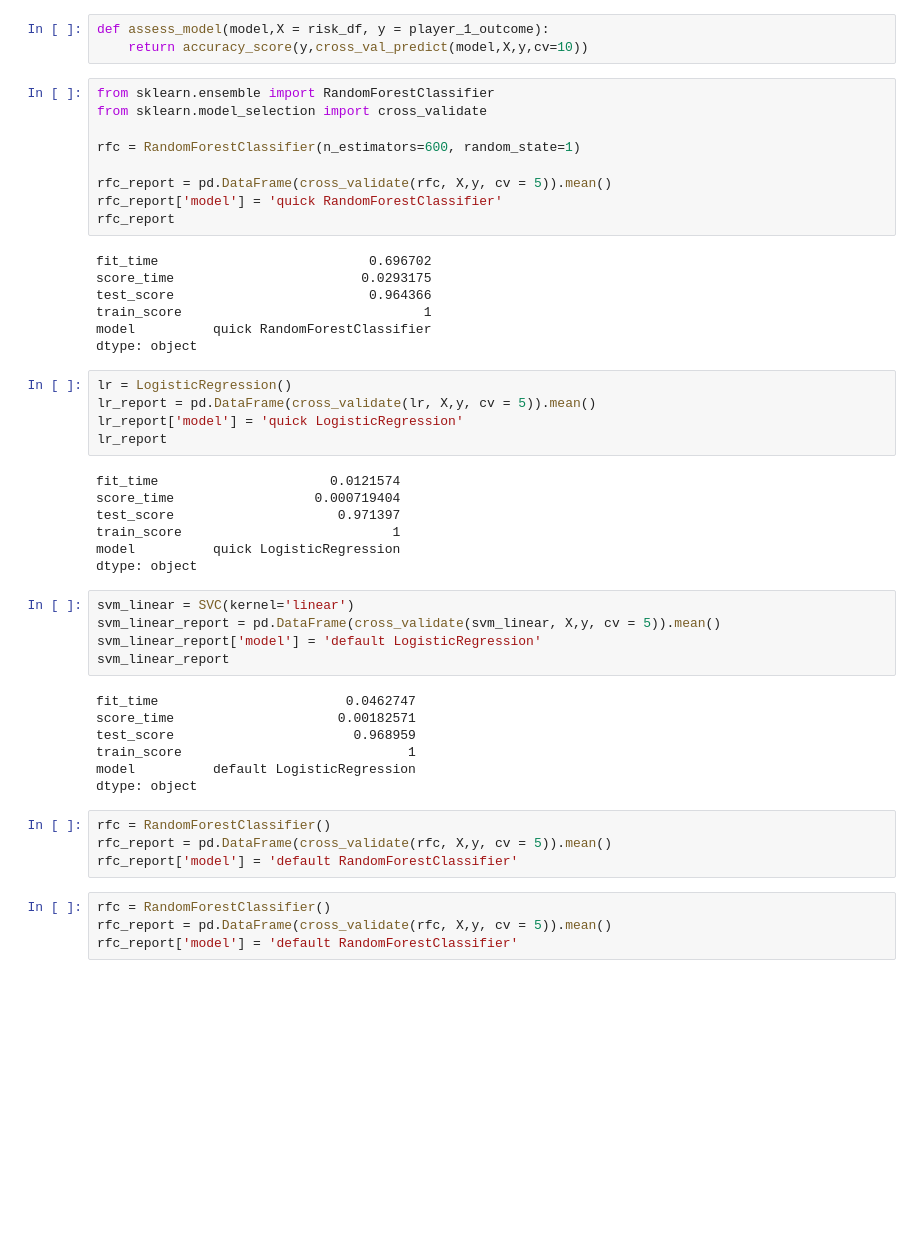
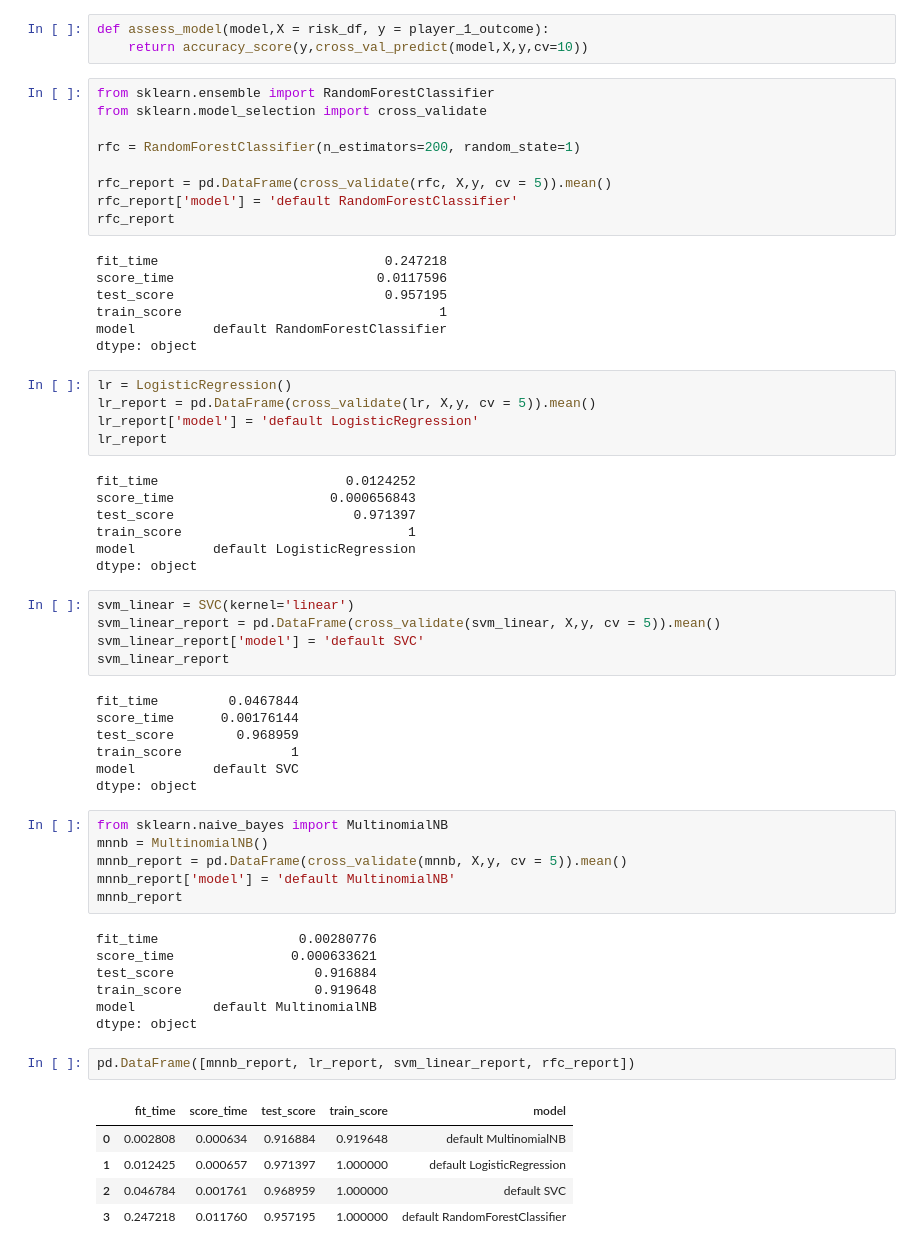
Before and after one commit to Rony-A/sc2-replay-analysis, a Jupyter notebook: mycchaka/capstone/Capstone - part 4 - Master Notebook.ipynb, the cells around one changed output. Drawn from its saved outputs; the diff is of its cells as text; blank space fills up the shorter version.

```diff
--- a/mycchaka/capstone/Master Notebook.ipynb
+++ b/mycchaka/capstone/Capstone - part 4 - Master Notebook.ipynb
@@ -942,47 +944,60 @@ def assess_model(model,X = risk_df, y = player_1_outcome):
 from sklearn.ensemble import RandomForestClassifier
 from sklearn.model_selection import cross_validate
 
-rfc = RandomForestClassifier(n_estimators=600, random_state=1)
+rfc = RandomForestClassifier(n_estimators=200, random_state=1)
 
 rfc_report = pd.DataFrame(cross_validate(rfc, X,y, cv = 5)).mean()
-rfc_report['model'] = 'quick RandomForestClassifier'
+rfc_report['model'] = 'default RandomForestClassifier'
 rfc_report
 # %% [output]
-fit_time                           0.696702
-score_time                        0.0293175
-test_score                         0.964366
-train_score                               1
-model          quick RandomForestClassifier
+fit_time                             0.247218
+score_time                          0.0117596
+test_score                           0.957195
+train_score                                 1
+model          default RandomForestClassifier
 dtype: object
 # %%
 lr = LogisticRegression()
 lr_report = pd.DataFrame(cross_validate(lr, X,y, cv = 5)).mean()
-lr_report['model'] = 'quick LogisticRegression'
+lr_report['model'] = 'default LogisticRegression'
 lr_report
 # %% [output]
-fit_time                      0.0121574
-score_time                  0.000719404
-test_score                     0.971397
-train_score                           1
-model          quick LogisticRegression
+fit_time                        0.0124252
+score_time                    0.000656843
+test_score                       0.971397
+train_score                             1
+model          default LogisticRegression
 dtype: object
 # %%
 svm_linear = SVC(kernel='linear')
 svm_linear_report = pd.DataFrame(cross_validate(svm_linear, X,y, cv = 5)).mean()
-svm_linear_report['model'] = 'default LogisticRegression'
+svm_linear_report['model'] = 'default SVC'
 svm_linear_report
 # %% [output]
-fit_time                        0.0462747
-score_time                     0.00182571
-test_score                       0.968959
-train_score                             1
-model          default LogisticRegression
+fit_time         0.0467844
+score_time      0.00176144
+test_score        0.968959
+train_score              1
+model          default SVC
 dtype: object
 # %%
-rfc = RandomForestClassifier()
-rfc_report = pd.DataFrame(cross_validate(rfc, X,y, cv = 5)).mean()
-rfc_report['model'] = 'default RandomForestClassifier'
+from sklearn.naive_bayes import MultinomialNB
+mnnb = MultinomialNB()
+mnnb_report = pd.DataFrame(cross_validate(mnnb, X,y, cv = 5)).mean()
+mnnb_report['model'] = 'default MultinomialNB'
+mnnb_report
+# %% [output]
+fit_time                  0.00280776
+score_time               0.000633621
+test_score                  0.916884
+train_score                 0.919648
+model          default MultinomialNB
+dtype: object
-# %%
-rfc = RandomForestClassifier()
-rfc_report = pd.DataFrame(cross_validate(rfc, X,y, cv = 5)).mean()
-rfc_report['model'] = 'default RandomForestClassifier'
+# %%
+pd.DataFrame([mnnb_report, lr_report, svm_linear_report, rfc_report])
+# %% [output]
+|  | fit_time | score_time | test_score | train_score | model |
+| 0 | 0.002808 | 0.000634 | 0.916884 | 0.919648 | default MultinomialNB |
+| 1 | 0.012425 | 0.000657 | 0.971397 | 1.000000 | default LogisticRegression |
+| 2 | 0.046784 | 0.001761 | 0.968959 | 1.000000 | default SVC |
+| 3 | 0.247218 | 0.011760 | 0.957195 | 1.000000 | default RandomForestClassifier |
```
Also changed, not shown: parts of 4 cells of this notebook, 1 other file.
